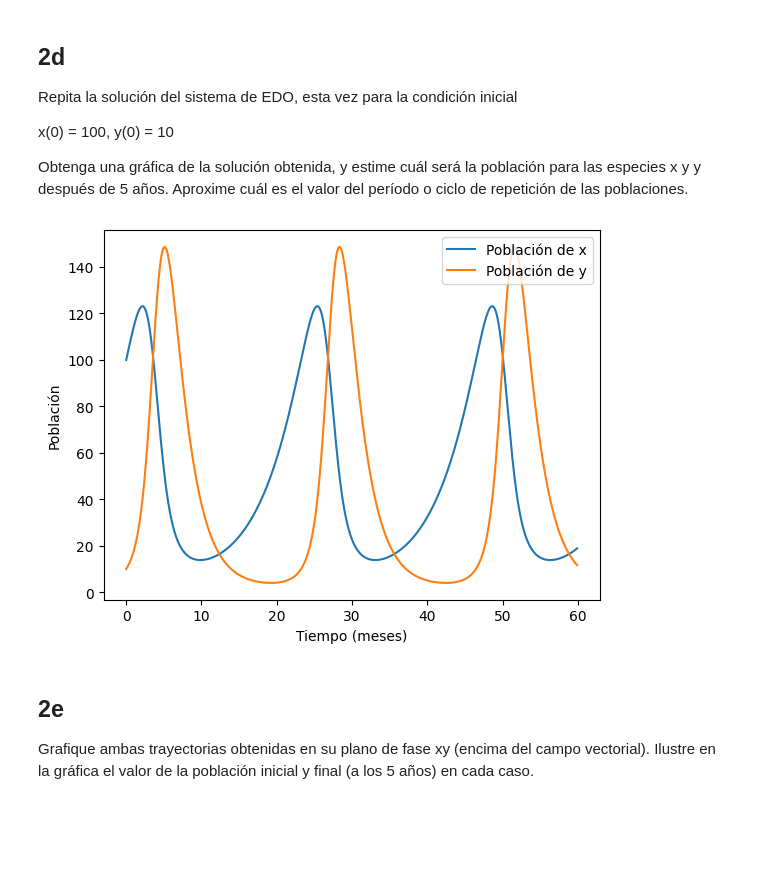
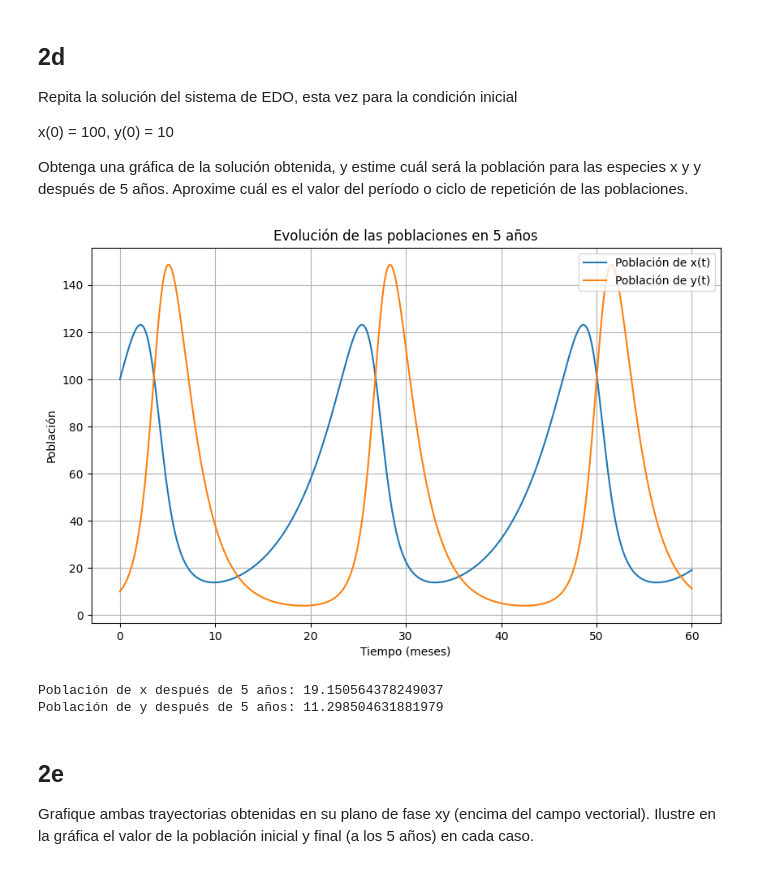
Before and after one commit to emiliosolanoo21/Runge-Kutta, a Jupyter notebook: runge-kutta.ipynb, the cells around one changed output. Saved outputs shown, nothing was run; the diff lists cells and outputs as text; code cells hidden in the pictures; blank space fills up the shorter version.

```diff
--- a/runge-kutta.ipynb
+++ b/runge-kutta.ipynb
@@ -73,24 +114,3 @@ Resuelva el sistema de EDO, con su algoritmo de Runge-Kutta, para la condición
 x(0) = 70, y(0) = 30
 
 Obtenga una gráfica de la solución obtenida, y estime cuál sería la población x & y después de 5 años. Aproxime cuál es el valor del período o ciclo de repetición de las poblaciones.
-# %%
-def system(t, y):
-    x, y = y
-    dxdt = 0.2 * x - 0.005 * x * y
-    dydt = -0.5 * y + 0.01 * x * y
-    return [dxdt, dydt]
-
-t0 = 0
-tf = 12 * 5  # 5 años en meses
-h = 0.1
-y0 = [70, 30]
-
-t, sol = rk4_system(system, y0, t0, tf, h)
-
-x, y = sol[:, 0], sol[:, 1]
-plt.plot(t, x, label='Población de x')
-plt.plot(t, y, label='Población de y')
-plt.xlabel('Tiempo (meses)')
-plt.ylabel('Población')
-plt.legend()
-plt.show()
@@ -105,17 +175,25 @@ x(0) = 100, y(0) = 10
 Obtenga una gráfica de la solución obtenida, y estime cuál será la población para las especies x y y después de 5 años. Aproxime cuál es el valor del período o ciclo de repetición de las poblaciones.
 # %%
 y0 = [100, 10]
-t, sol2 = rk4_system(system, y0, t0, tf, h)
 
-x, y = sol2[:, 0], sol2[:, 1]
-plt.plot(t, x, label='Población de x')
-plt.plot(t, y, label='Población de y')
+time, sol2 = rk4_system(f, y0, t0, tf, h)
+
+plt.figure(figsize=(10, 6))
+plt.plot(time, sol2[:, 0], label='Población de x(t)')
+plt.plot(time, sol2[:, 1], label='Población de y(t)')
+plt.title('Evolución de las poblaciones en 5 años')
 plt.xlabel('Tiempo (meses)')
 plt.ylabel('Población')
 plt.legend()
+plt.grid(True)
 plt.show()
+
+print(f"Población de x después de 5 años: {sol2[-1, 0]}")
+print(f"Población de y después de 5 años: {sol2[-1, 1]}")
 # %% [output]
-[figure, old version]
+[figure, new version]
+Población de x después de 5 años: 19.150564378249037
+Población de y después de 5 años: 11.298504631881979
 # %% [markdown]
 ## 2e
 Grafique ambas trayectorias obtenidas en su plano de fase xy (encima del campo vectorial). Ilustre en la gráfica el valor de la población inicial y final (a los 5 años) en cada caso.
```
Also changed, not shown: parts of 10 cells of this notebook.
